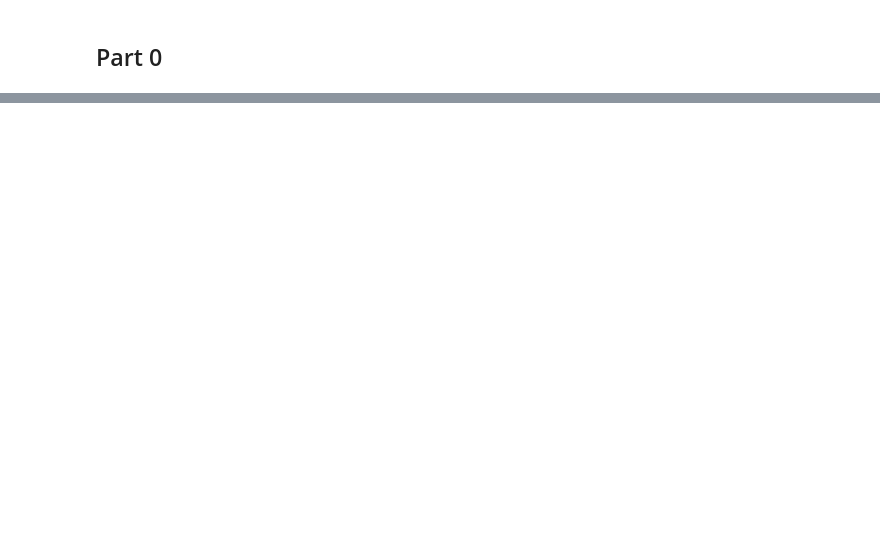
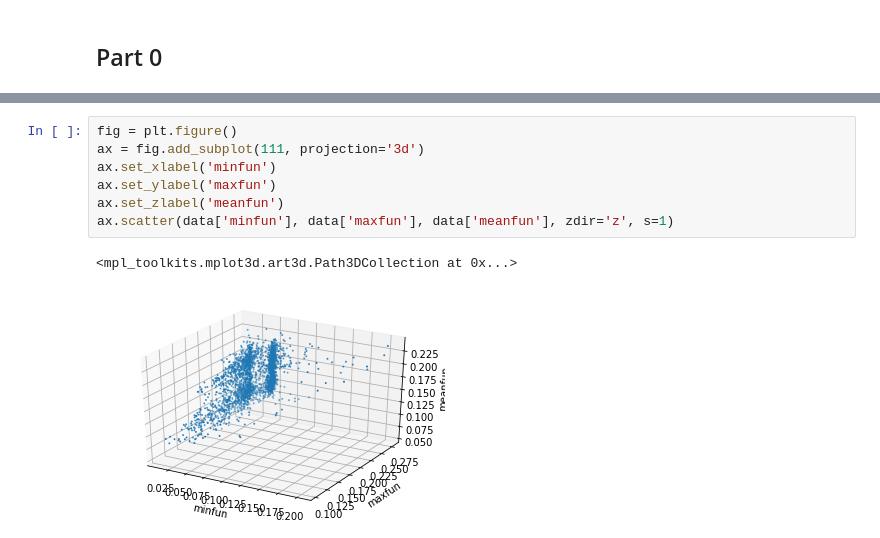
Before and after one commit to FarkIst/ML_Project3, a Jupyter notebook: project3.ipynb, the cells around one changed output, grey strips where cells are left out. Saved outputs shown, nothing was run; the diff lists cells and outputs as text; blank space fills up the shorter version.

```diff
--- a/project3.ipynb
+++ b/project3.ipynb
@@ -28,0 +59,10 @@ memory usage: 519.8+ KB
+# %%
+fig = plt.figure()
+ax = fig.add_subplot(111, projection='3d')
+ax.set_xlabel('minfun')
+ax.set_ylabel('maxfun')
+ax.set_zlabel('meanfun')
+ax.scatter(data['minfun'], data['maxfun'], data['meanfun'], zdir='z', s=1)
+# %% [output]
+<mpl_toolkits.mplot3d.art3d.Path3DCollection at 0x...>
+[figure, added]
```
Also changed, not shown: parts of 8 cells of this notebook.
